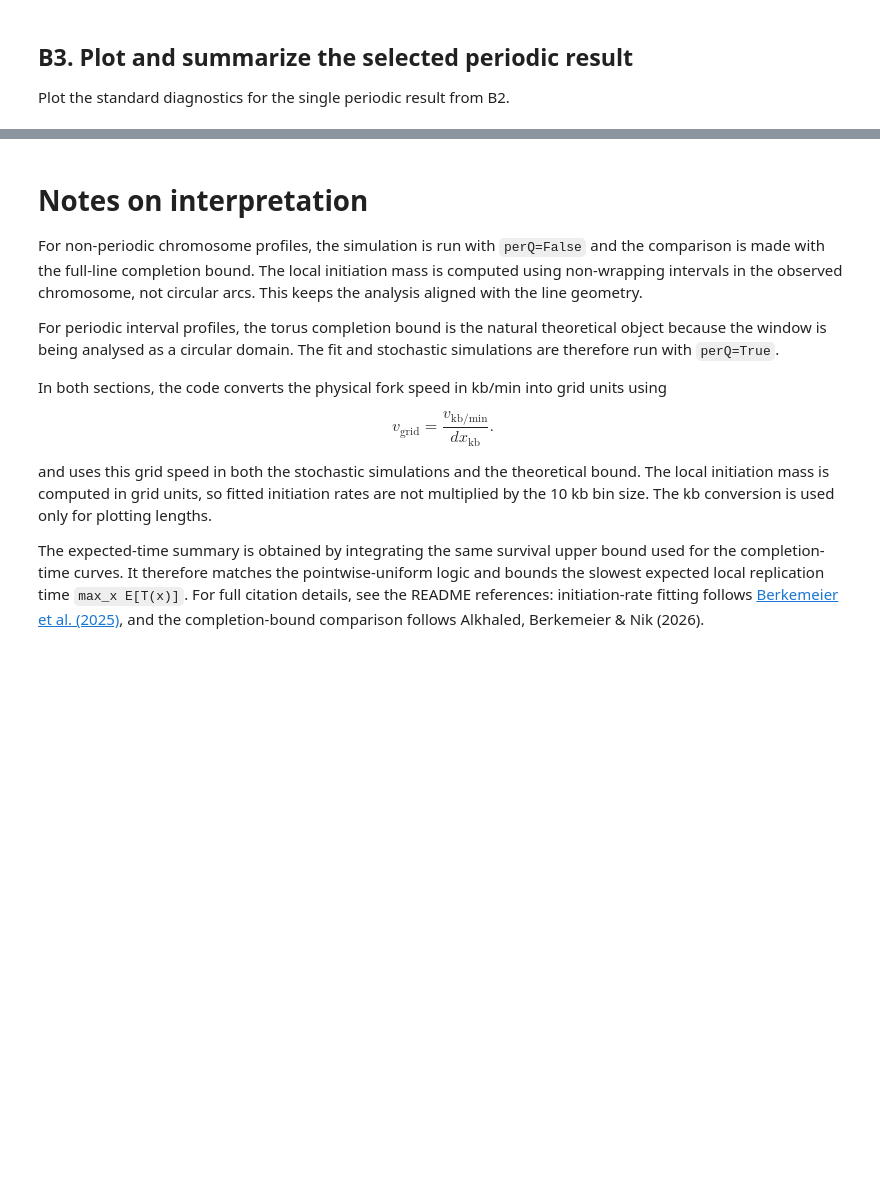
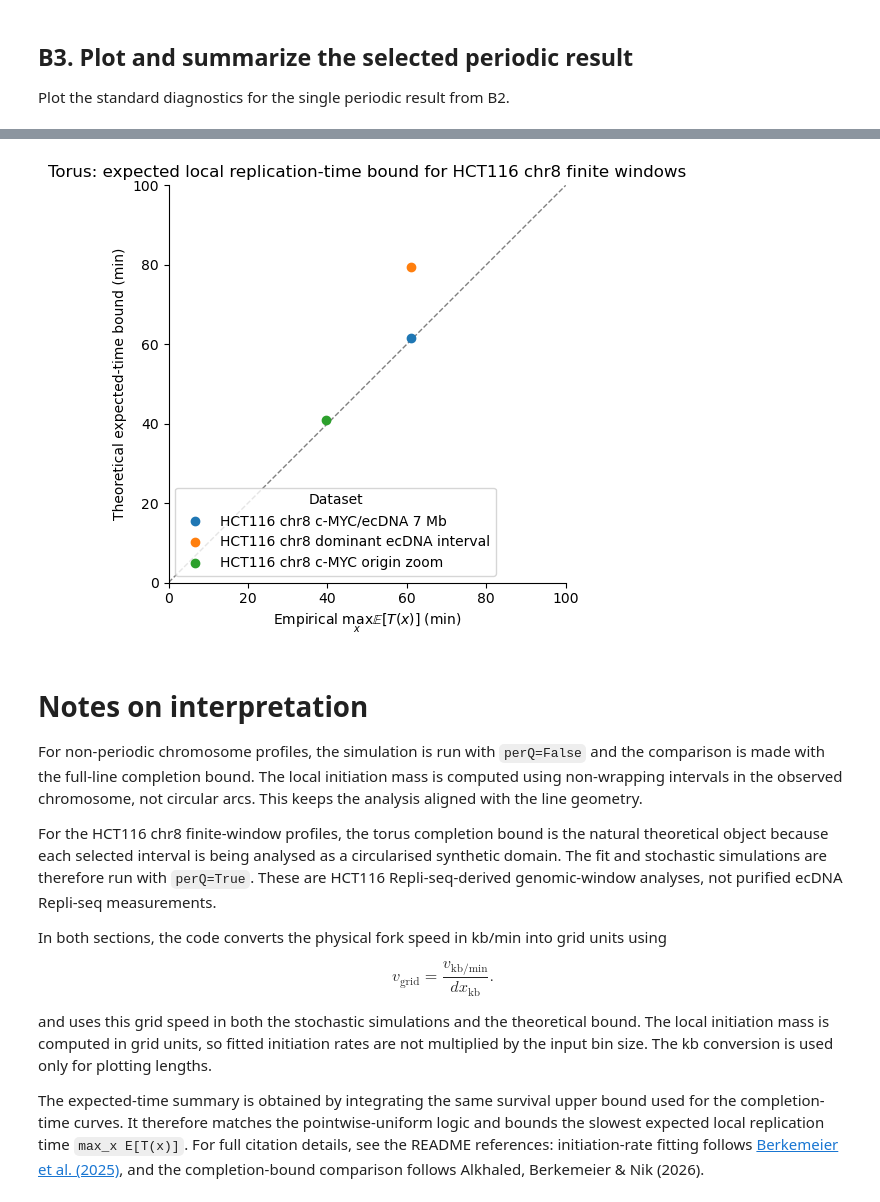
Before and after one commit to fberkemeier/dna-replication-completion, a Jupyter notebook: replication_timing_bounds.ipynb, the cells around one changed output, grey strips where cells are left out. Drawn from its saved outputs; the diff is of its cells as text; code cells hidden in the pictures; blank space fills up the shorter version.

```diff
--- a/replication_timing_bounds.ipynb
+++ b/replication_timing_bounds.ipynb
@@ -259,7 +818,7 @@ periodic_batch_results = run_dataset_collection(
     selected_keys=list(PERIODIC_BATCH_DATASETS),
     fork_speed_kb_min=1.4,
     sim_number=1000,
-    refine_factor=10,
+    refine_factor=1,
     smooth_window=50,
     timing_range=(60, 10),
     eps_grid=np.geomspace(1e-4, 0.99, 100),
@@ -270,18 +847,20 @@ periodic_batch_results = run_dataset_collection(
 # %%
 fig, ax, periodic_expected_time_pairs = plot_expected_time_pair_scatter(
     periodic_batch_results,
-    title="Torus: expected local replication-time bound across selected pairs",
-    xlims=(0,100),
-    ylims=(0,100),
+    title="Torus: expected local replication-time bound for HCT116 chr8 finite windows",
+    xlims=(0, 100),
+    ylims=(0, 100),
 )
-fig.savefig(FIGURE_DIR / "torus_expected_time_pairs.pdf", bbox_inches="tight")
+fig.savefig(FIGURE_DIR / "hct116_chr8_three_windows_torus_expected_time_pairs.pdf", bbox_inches="tight")
 plt.show()
+# %% [output]
+[figure, added]
 # %% [markdown]
 # Notes on interpretation
 
 For non-periodic chromosome profiles, the simulation is run with `perQ=False` and the comparison is made with the full-line completion bound. The local initiation mass is computed using non-wrapping intervals in the observed chromosome, not circular arcs. This keeps the analysis aligned with the line geometry.
 
-For periodic interval profiles, the torus completion bound is the natural theoretical object because the window is being analysed as a circular domain. The fit and stochastic simulations are therefore run with `perQ=True`.
+For the HCT116 chr8 finite-window profiles, the torus completion bound is the natural theoretical object because each selected interval is being analysed as a circularised synthetic domain. The fit and stochastic simulations are therefore run with `perQ=True`. These are HCT116 Repli-seq-derived genomic-window analyses, not purified ecDNA Repli-seq measurements.
 
 In both sections, the code converts the physical fork speed in kb/min into grid units using
 
@@ -289,6 +868,6 @@ $$
 v_{\text{grid}} = \frac{v_{\text{kb/min}}}{dx_{\text{kb}}}.
 $$
 
-and uses this grid speed in both the stochastic simulations and the theoretical bound. The local initiation mass is computed in grid units, so fitted initiation rates are not multiplied by the 10 kb bin size. The kb conversion is used only for plotting lengths.
+and uses this grid speed in both the stochastic simulations and the theoretical bound. The local initiation mass is computed in grid units, so fitted initiation rates are not multiplied by the input bin size. The kb conversion is used only for plotting lengths.
 
 The expected-time summary is obtained by integrating the same survival upper bound used for the completion-time curves. It therefore matches the pointwise-uniform logic and bounds the slowest expected local replication time `max_x E[T(x)]`. For full citation details, see the README references: initiation-rate fitting follows [Berkemeier et al. (2025)](https://www.nature.com/articles/s41467-025-59991-w), and the completion-bound comparison follows Alkhaled, Berkemeier & Nik (2026).
```
Also changed, not shown: parts of 20 cells of this notebook, 18 other files.
